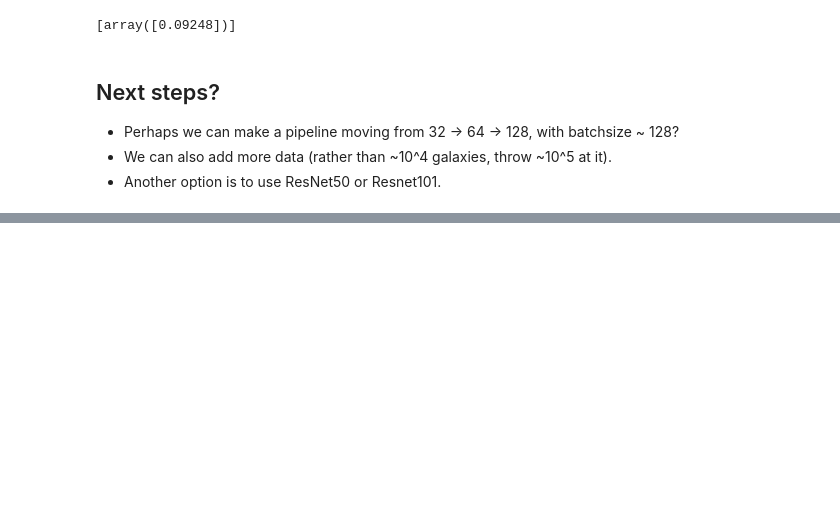
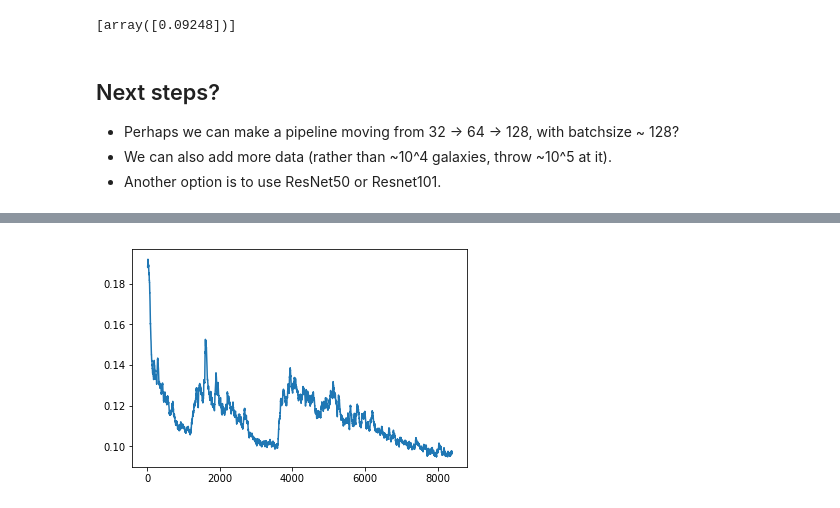
Before and after one commit to jwuphysics/galaxy-cnns, a Jupyter notebook: notebook/Fitting oxygen abundance.ipynb, the cells around one changed output, grey strips where cells are left out. Cells and saved outputs as stored; diff of their text form; code cells hidden in the pictures; blank space fills up the shorter version.

```diff
--- a/notebook/Fitting oxygen abundance.ipynb
+++ b/notebook/Fitting oxygen abundance.ipynb
@@ -877,0 +974,7 @@ epoch      trn_loss   val_loss
+# %%
+learn.unfreeze()
+
+# lower the rate a little
+lrs = 3e-2 * np.array([1/9, 1/3, 1])
+
+learn.fit(lr, 3, cycle_len=1, cycle_mult=2)
@@ -877,0 +992,4 @@ epoch      trn_loss   val_loss
+# %%
+learn.sched.plot_loss()
+# %% [output]
+[figure, added]
```
Also changed, not shown: parts of 48 cells of this notebook.
